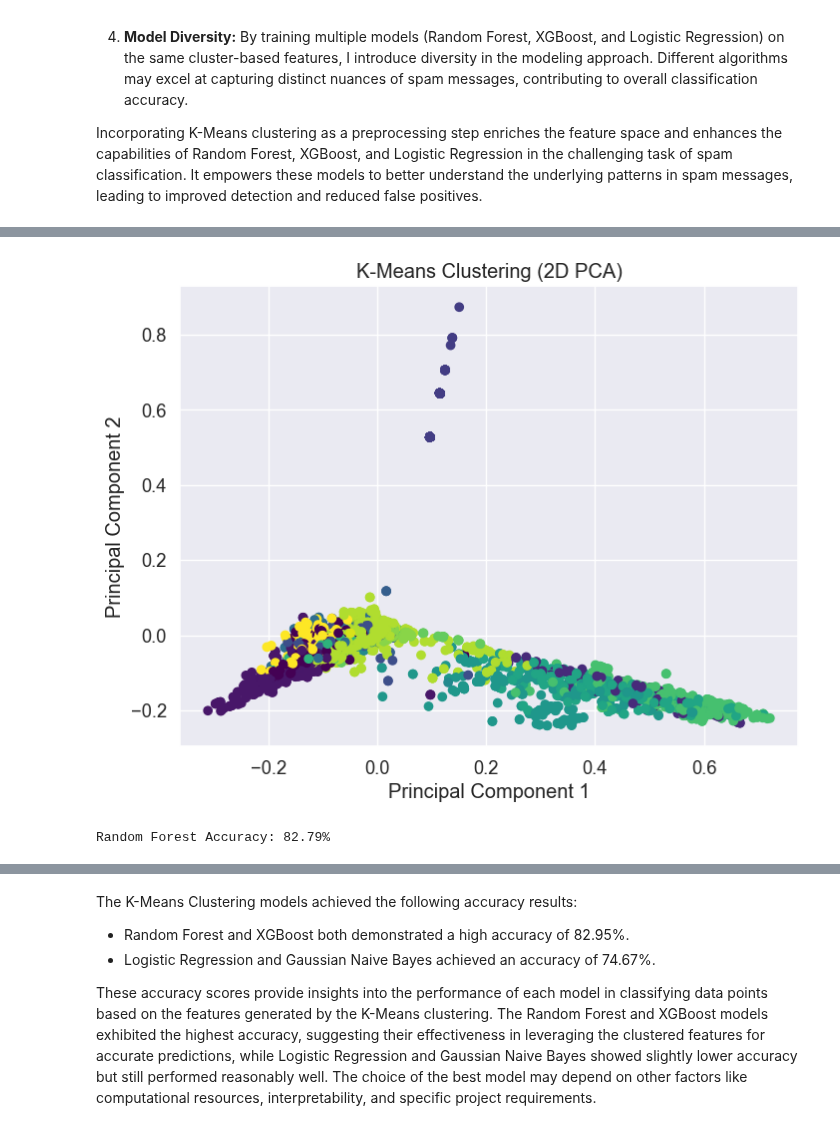
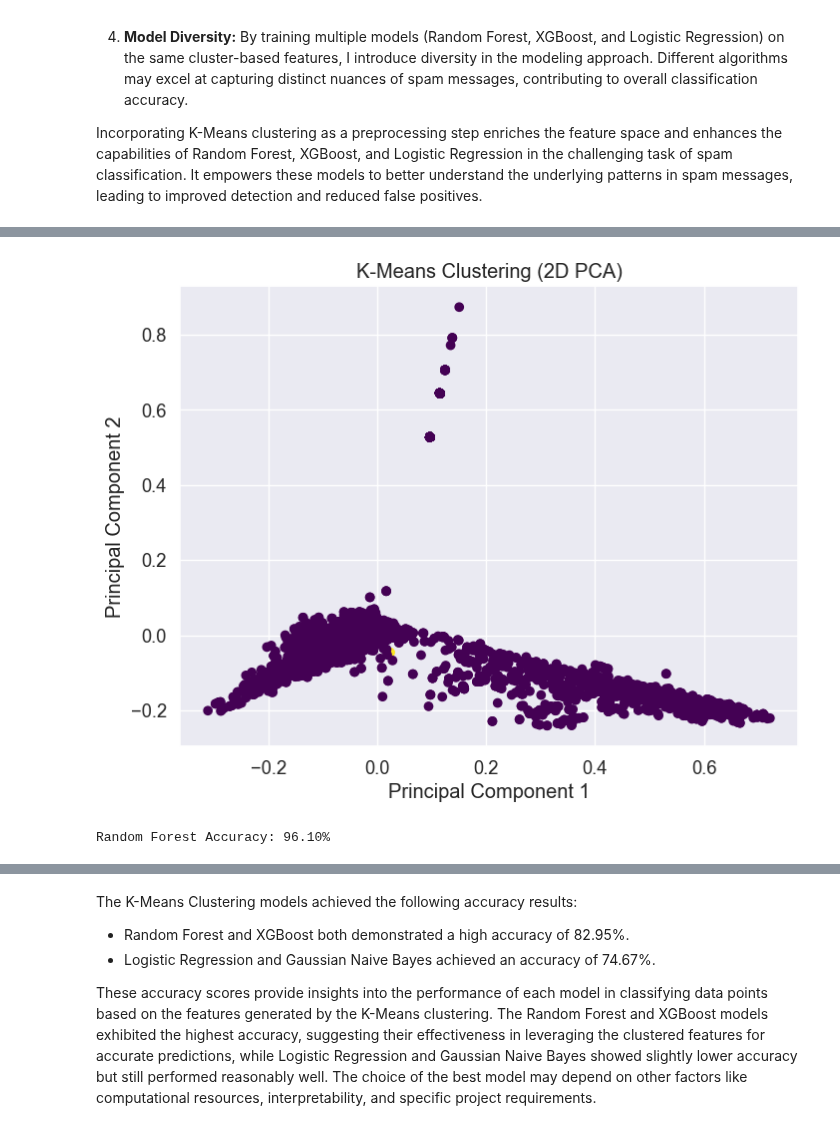
Before and after one commit to Mr-Chang95/Spam-Classification-with-KMeans-Clustering, a Jupyter notebook: project_draft.ipynb, the cells around one changed output, grey strips where cells are left out. Drawn from its saved outputs; the diff is of its cells as text; code cells hidden in the pictures.

```diff
--- a/project_draft.ipynb
+++ b/project_draft.ipynb
@@ -169,8 +178,12 @@ GaussianNB()
 # %%
 %%time
 from sklearn.model_selection import cross_val_score
+from sklearn.preprocessing import StandardScaler
 
-accuracy_scores = cross_val_score(ng, out.toarray(), data['Target'], cv=5, n_jobs=1, scoring='accuracy')
+scaler = StandardScaler()
+scaled_data = scaler.fit_transform(out.toarray())
+
+accuracy_scores = cross_val_score(ng, scaled_data, data['Target'], cv=5, n_jobs=1, scoring='accuracy')
 mean_accuracy = accuracy_scores.mean()
 
 print("Accuracy Scores:", accuracy_scores)
@@ -286,15 +297,15 @@ plt.show()
 # %%
-num_clusters = 18
+num_clusters = 2
 
 kmeans = KMeans(n_clusters=num_clusters, random_state=42)
-kmeans.fit(out)
+kmeans.fit(scaled_data)
 
 data['Cluster_Label'] = kmeans.labels_
 
 cluster_sizes = data['Cluster_Label'].value_counts()
 print("Cluster Sizes:\n", cluster_sizes)
 
-silhouette_avg = silhouette_score(out, kmeans.labels_)
+silhouette_avg = silhouette_score(scaled_data, kmeans.labels_)
 print(f"Silhouette Score: {silhouette_avg}")
 # %% [output]
 Cluster Sizes:
@@ -328,22 +317,22 @@ cluster_assignments = kmeans.fit_predict(out)
 # %%
 from sklearn.decomposition import PCA
 
-num_clusters = 18
+num_clusters = 2
 
 kmeans = KMeans(n_clusters=num_clusters, n_init=10, random_state=42)
 
-cluster_assignments = kmeans.fit_predict(out)
+cluster_assignments = kmeans.fit_predict(scaled_data)
 
 pca = PCA(n_components=2)
 reduced_features = pca.fit_transform(out.toarray())
 
 # Create a scatter plot to visualize the clusters in 2D
 plt.figure(figsize=(8, 6))
 plt.scatter(reduced_features[:, 0], reduced_features[:, 1], c=cluster_assignments, cmap='viridis')
 plt.title('K-Means Clustering (2D PCA)')
 plt.xlabel('Principal Component 1')
 plt.ylabel('Principal Component 2')
 plt.show()
 # %% [output]
-[figure, old version]
+[figure, new version]
 # %%
@@ -358,7 +347,7 @@ data['Cluster_Label'] = kmeans.labels_
 from sklearn.ensemble import RandomForestClassifier
 from sklearn.metrics import accuracy_score
 
-X_train, X_test, y_train, y_test = train_test_split(data[['Cluster_Label']], data['Target'], test_size=0.2, random_state=2)
+X_train, X_test, y_train, y_test = train_test_split(scaled_data, data['Target'], test_size=0.2, random_state=2)
 
 classifier = RandomForestClassifier()
 classifier.fit(X_train, y_train)
@@ -368,7 +357,7 @@ y_pred = classifier.predict(X_test)
 accuracy = accuracy_score(y_test, y_pred)
 print(f"Random Forest Accuracy: {accuracy * 100:.2f}%")
 # %% [output]
-Random Forest Accuracy: 82.79%
+Random Forest Accuracy: 96.10%
 # %%
 from sklearn.linear_model import LogisticRegression
 
```
Also changed, not shown: parts of 18 cells of this notebook.
